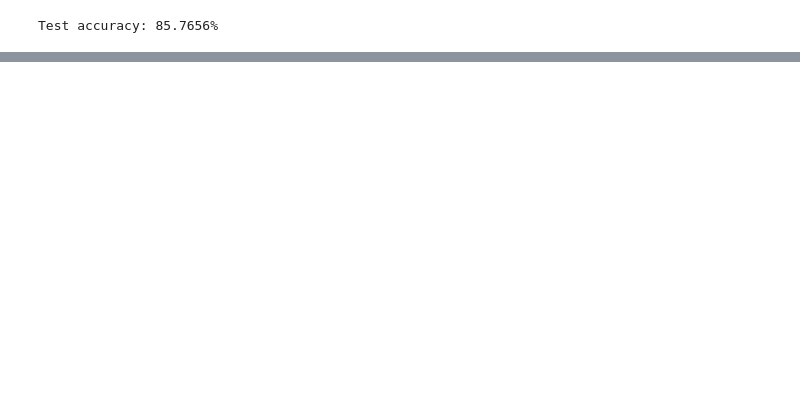
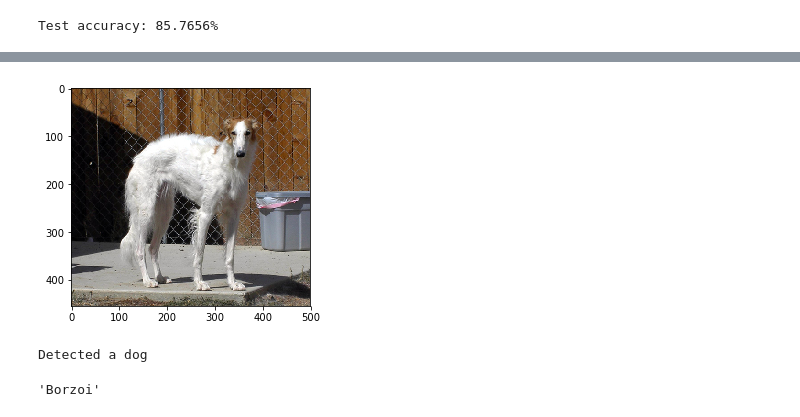
Before and after one commit to weklund/dog-breed-classify, a Jupyter notebook: dog_app.ipynb, the cells around one changed output, grey strips where cells are left out. Cells and saved outputs as stored; diff of their text form; code cells hidden in the pictures; blank space fills up the shorter version.

```diff
--- a/dog_app.ipynb
+++ b/dog_app.ipynb
@@ -919,0 +834,14 @@ Detected a human
+# %%
+img = cv2.imread("dogImages/test/031.Borzoi/Borzoi_02181.jpg")
+
+# convert BGR image to RGB for plotting
+cv_rgb = cv2.cvtColor(img, cv2.COLOR_BGR2RGB)
+
+# display the image
+plt.imshow(cv_rgb)
+plt.show()
+predict_breed("dogImages/test/031.Borzoi/Borzoi_02181.jpg")
+# %% [output]
+[figure, added]
+Detected a dog
+'Borzoi'
```
Also changed, not shown: parts of 50 cells of this notebook, 3 other files.
